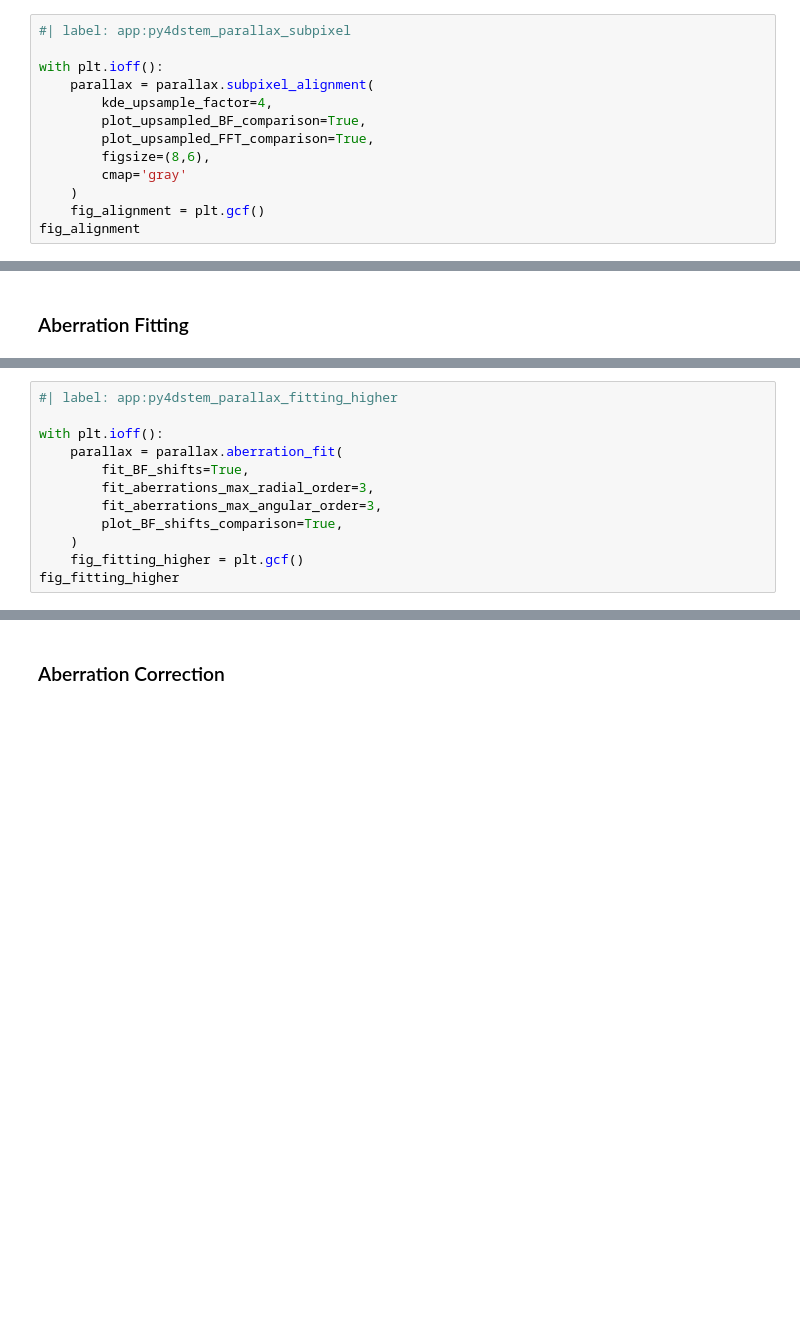
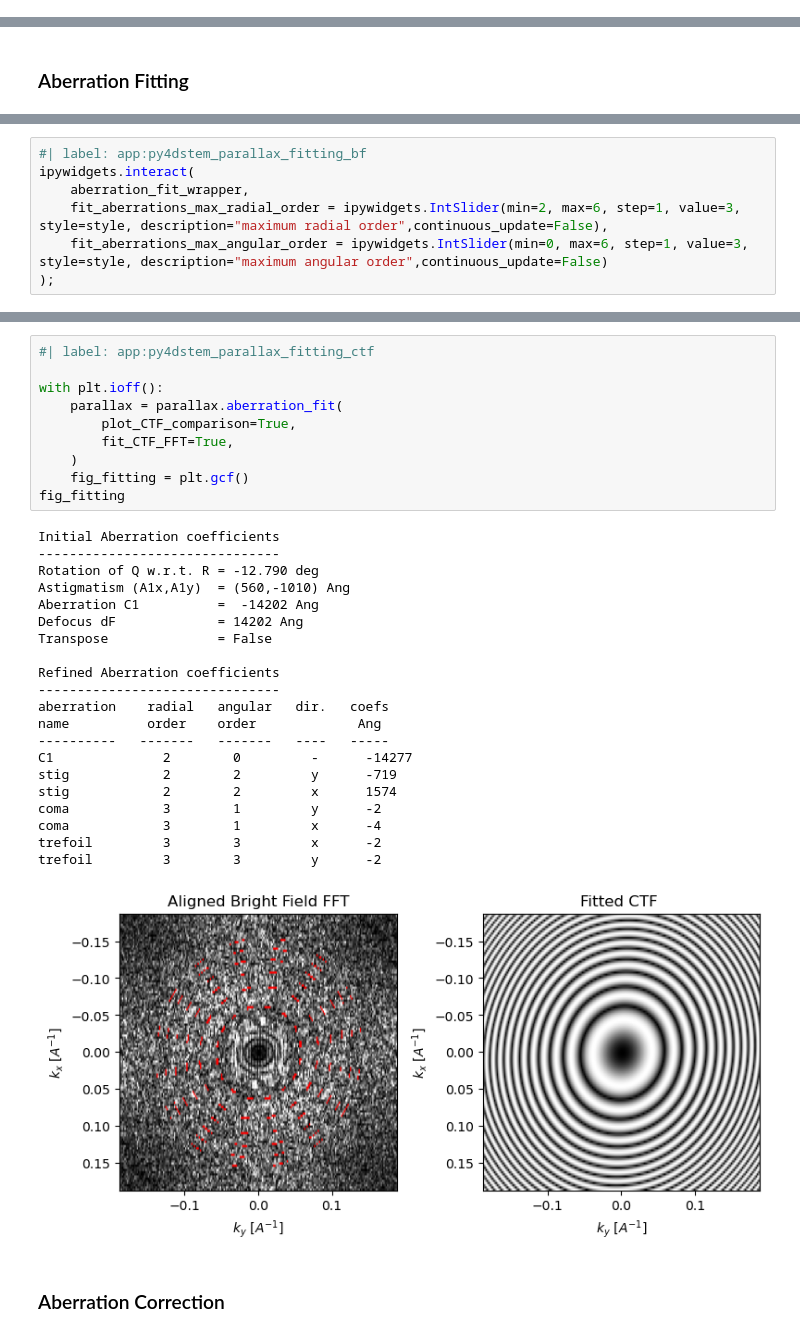
Before and after one commit to msa-em/tilt-corrected-bf-stem, a Jupyter notebook: notebooks/04_py4dstem_parallax.ipynb, the cells around one changed output, grey strips where cells are left out. Cells and saved outputs as stored; diff of their text form; blank space fills up the shorter version.

```diff
--- a/notebooks/04_py4dstem_parallax.ipynb
+++ b/notebooks/04_py4dstem_parallax.ipynb
@@ -660,13 +657,0 @@ HBox(children=(Canvas(footer_visible=False, header_visible=False, layout=Layout(
-# %%
-#| label: app:py4dstem_parallax_subpixel
-
-with plt.ioff():
-    parallax = parallax.subpixel_alignment(
-        kde_upsample_factor=4,
-        plot_upsampled_BF_comparison=True,
-        plot_upsampled_FFT_comparison=True,
-        figsize=(8,6),
-        cmap='gray'
-    )
-    fig_alignment = plt.gcf()
-fig_alignment
@@ -693,13 +676,8 @@ Transpose              = False
 # %%
-#| label: app:py4dstem_parallax_fitting_higher
-
-with plt.ioff():
-    parallax = parallax.aberration_fit(
-        fit_BF_shifts=True,
-        fit_aberrations_max_radial_order=3,
-        fit_aberrations_max_angular_order=3,
-        plot_BF_shifts_comparison=True,
-    )
-    fig_fitting_higher = plt.gcf()
-fig_fitting_higher
+#| label: app:py4dstem_parallax_fitting_bf
+ipywidgets.interact(
+    aberration_fit_wrapper,
+    fit_aberrations_max_radial_order = ipywidgets.IntSlider(min=2, max=6, step=1, value=3, style=style, description="maximum radial order",continuous_update=False),
+    fit_aberrations_max_angular_order = ipywidgets.IntSlider(min=0, max=6, step=1, value=3, style=style, description="maximum angular order",continuous_update=False)
+);
 # %% [output]
@@ -727,3 +711,35 @@ trefoil         3        3         y      137
+# %%
+#| label: app:py4dstem_parallax_fitting_ctf
+
+with plt.ioff():
+    parallax = parallax.aberration_fit(
+        plot_CTF_comparison=True,
+        fit_CTF_FFT=True,
+    )
+    fig_fitting = plt.gcf()
+fig_fitting
+# %% [output]
+Initial Aberration coefficients
+-------------------------------
+Rotation of Q w.r.t. R = -12.790 deg
+Astigmatism (A1x,A1y)  = (560,-1010) Ang
+Aberration C1          =  -14202 Ang
+Defocus dF             = 14202 Ang
+Transpose              = False
+
+Refined Aberration coefficients
+-------------------------------
+aberration    radial   angular   dir.   coefs
+name          order    order             Ang
+----------   -------   -------   ----   -----
+C1              2        0         -      -14277
+stig            2        2         y      -719
+stig            2        2         x      1574
+coma            3        1         y      -2
+coma            3        1         x      -4
+trefoil         3        3         x      -2
+trefoil         3        3         y      -2
+[figure, new version]
 # %% [markdown]
 ### Aberration Correction
 # %%
```
Also changed, not shown: parts of 8 cells of this notebook, 7 other files.
